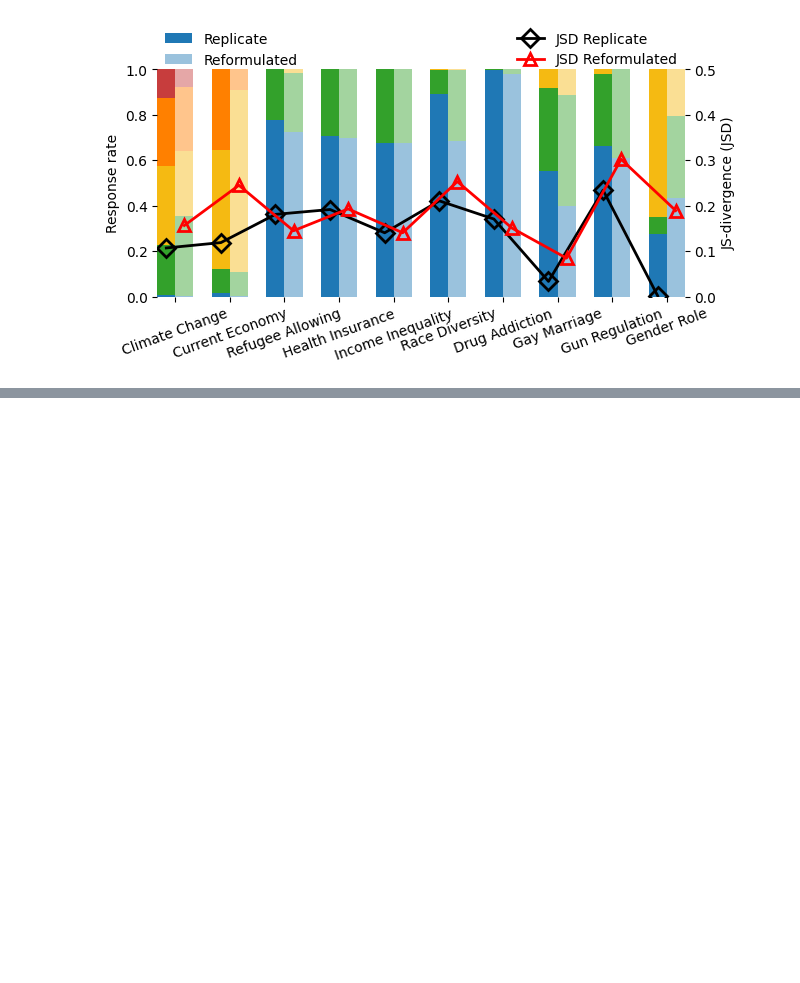
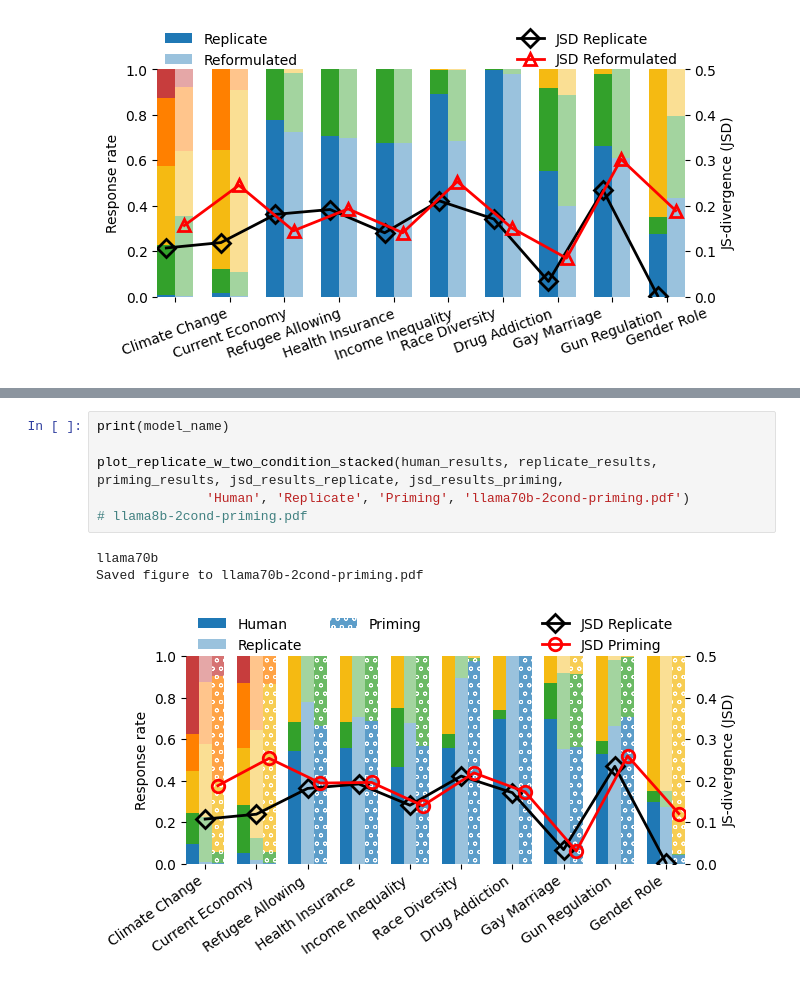
Before and after one commit to songgaojundeng/mitigating-social-desirability-bias, a Jupyter notebook: results-analysis/Replicate_and_Condition_Analysis.ipynb, the cells around one changed output, grey strips where cells are left out. Cells and saved outputs as stored; diff of their text form; blank space fills up the shorter version.

```diff
--- a/results-analysis/Replicate_and_Condition_Analysis.ipynb
+++ b/results-analysis/Replicate_and_Condition_Analysis.ipynb
@@ -796,0 +798,10 @@ Saved figure to plots/llama8b-2cond-reformulated.pdf
+# %%
+print(model_name)
+
+plot_replicate_w_two_condition_stacked(human_results, replicate_results, priming_results, jsd_results_replicate, jsd_results_priming,
+              'Human', 'Replicate', 'Priming', 'llama70b-2cond-priming.pdf')
+# llama8b-2cond-priming.pdf
+# %% [output]
+llama70b
+Saved figure to llama70b-2cond-priming.pdf
+[figure, added]
```
Also changed, not shown: parts of 6 cells of this notebook, 2 other files.
